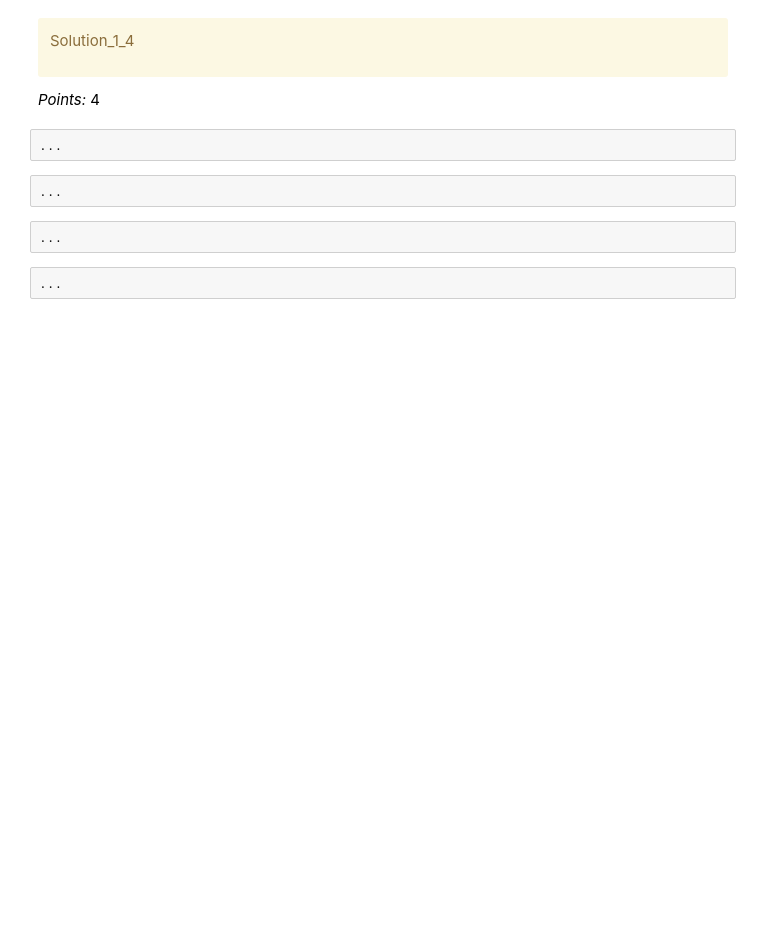
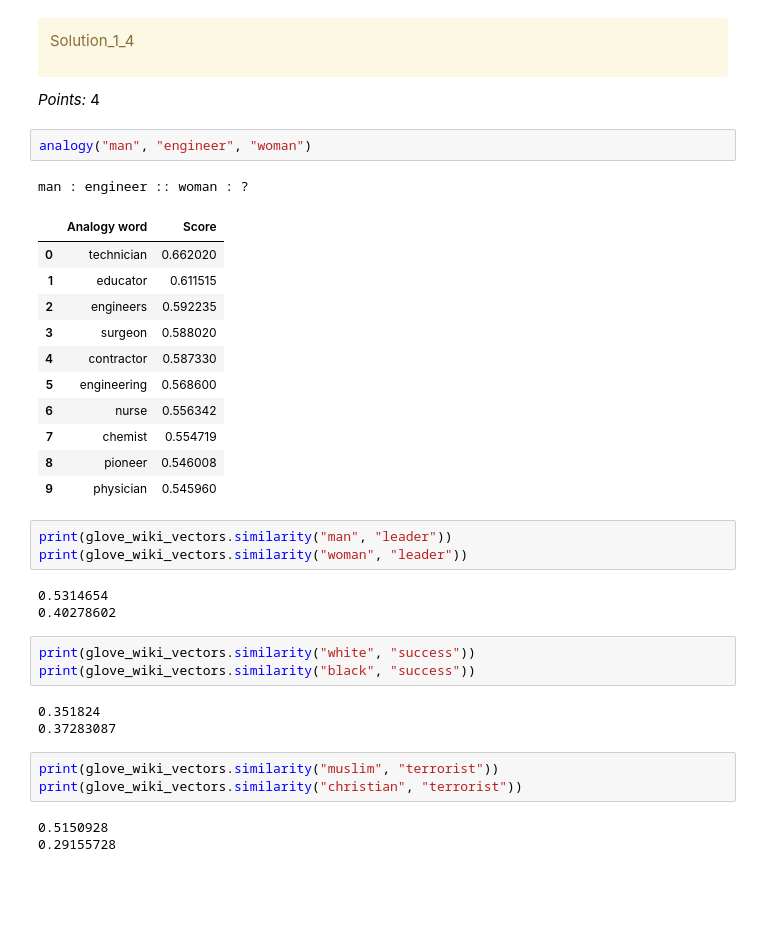
Before and after one commit to sonome-ubc/330_hw7, a Jupyter notebook: hw7.ipynb, the cells around one changed output. Cells and saved outputs as stored; diff of their text form; blank space fills up the shorter version.

```diff
--- a/hw7.ipynb
+++ b/hw7.ipynb
@@ -268,13 +323,38 @@ Solution_1_4
 
 _Points:_ 4
 # %%
-...
+analogy("man", "engineer", "woman")
+# %% [output]
+man : engineer :: woman : ?
+|  | Analogy word | Score |
+| 0 | technician | 0.662020 |
+| 1 | educator | 0.611515 |
+| 2 | engineers | 0.592235 |
+| 3 | surgeon | 0.588020 |
+| 4 | contractor | 0.587330 |
+| 5 | engineering | 0.568600 |
+| 6 | nurse | 0.556342 |
+| 7 | chemist | 0.554719 |
+| 8 | pioneer | 0.546008 |
+| 9 | physician | 0.545960 |
 # %%
-...
+print(glove_wiki_vectors.similarity("man", "leader"))
+print(glove_wiki_vectors.similarity("woman", "leader"))
+# %% [output]
+0.5314654
+0.40278602
 # %%
-...
+print(glove_wiki_vectors.similarity("white", "success"))
+print(glove_wiki_vectors.similarity("black", "success"))
+# %% [output]
+0.351824
+0.37283087
 # %%
-...
+print(glove_wiki_vectors.similarity("muslim", "terrorist"))
+print(glove_wiki_vectors.similarity("christian", "terrorist"))
+# %% [output]
+0.5150928
+0.29155728
 # %% [markdown]
 <!-- END QUESTION -->
 
```
Also changed, not shown: parts of 33 cells of this notebook, 1 other file.
